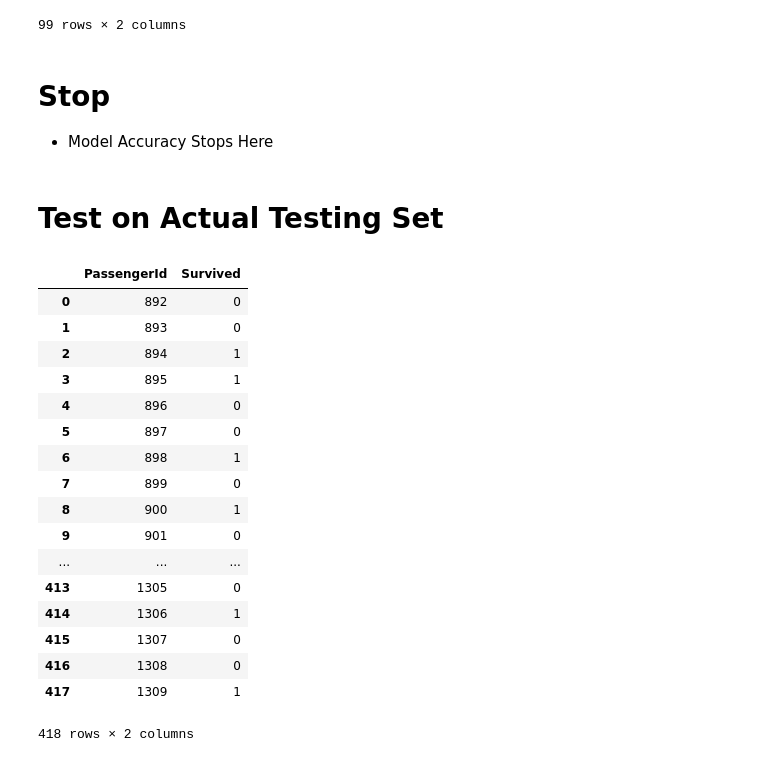
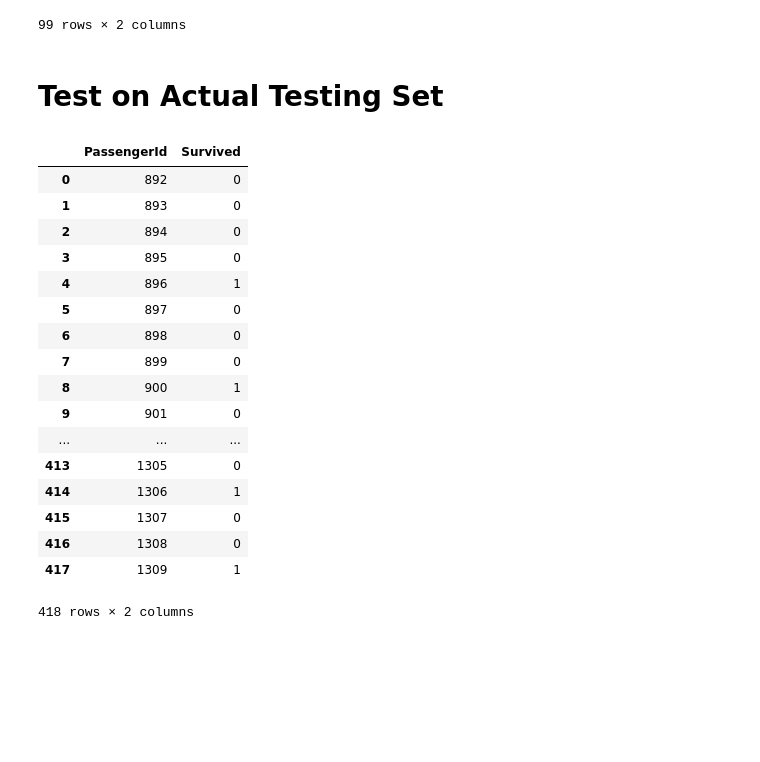
Before and after one commit to klam28/Kaggle-, a Jupyter notebook: Titanic/Titanic Machine Learning.ipynb, the cells around one changed output. Drawn from its saved outputs; the diff is of its cells as text; code cells hidden in the pictures; blank space fills up the shorter version.

```diff
--- a/Titanic/Titanic Machine Learning.ipynb
+++ b/Titanic/Titanic Machine Learning.ipynb
@@ -351,30 +325,27 @@ pd.crosstab(data.Age,data.Survived)
 | 76.00 | 1 | 0 |
 | 80.00 | 0 | 1 |
 99 rows × 2 columns
-# %% [markdown]
-# Stop
-- Model Accuracy Stops Here
 # %% [markdown]
 # Test on Actual Testing Set
 # %%
-model = m1
-target_pred = model.predict(test)
+estimator = m1
+y_pred = estimator.predict(test)
 predictions = pd.DataFrame(ID)
 def predict(predictions):
-    predictions["Survived"] = target_pred
+    predictions["Survived"] = y_pred
     predictions = predictions.astype(int)
     return predictions
 
 predict(predictions)
 # %% [output]
 |  | PassengerId | Survived |
 | 0 | 892 | 0 |
 | 1 | 893 | 0 |
-| 2 | 894 | 1 |
-| 3 | 895 | 1 |
-| 4 | 896 | 0 |
+| 2 | 894 | 0 |
+| 3 | 895 | 0 |
+| 4 | 896 | 1 |
 | 5 | 897 | 0 |
-| 6 | 898 | 1 |
+| 6 | 898 | 0 |
 | 7 | 899 | 0 |
 | 8 | 900 | 1 |
 | 9 | 901 | 0 |
```
Also changed, not shown: parts of 11 cells of this notebook.
